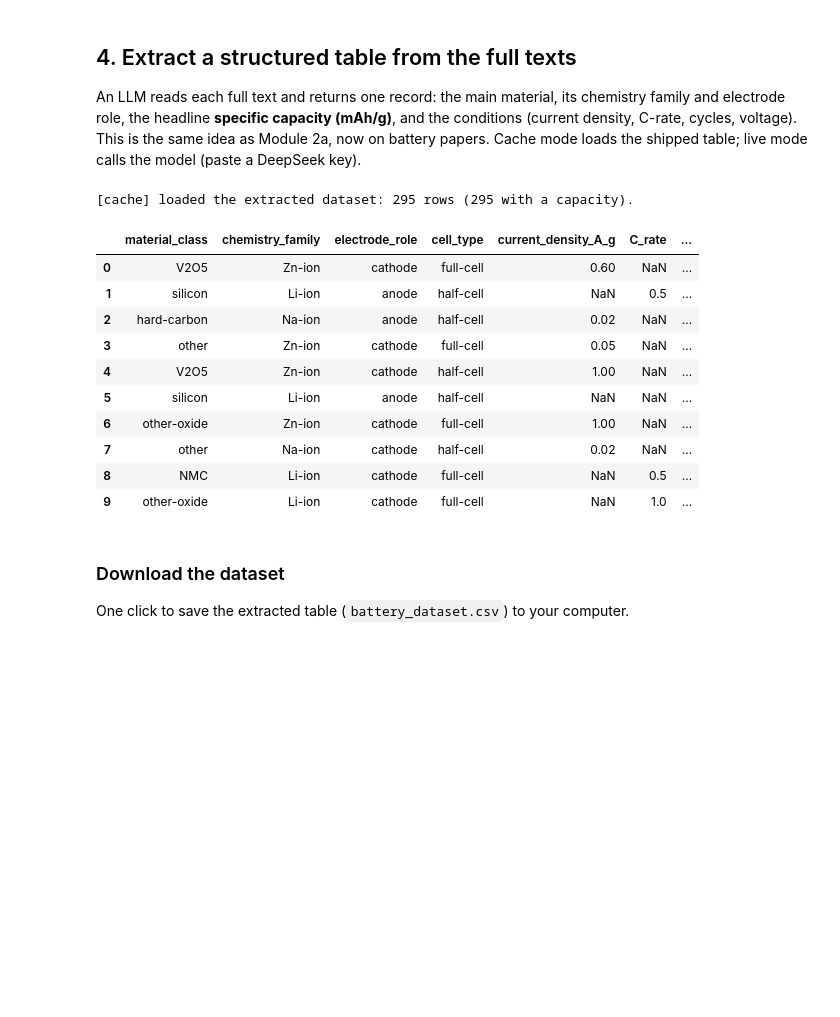
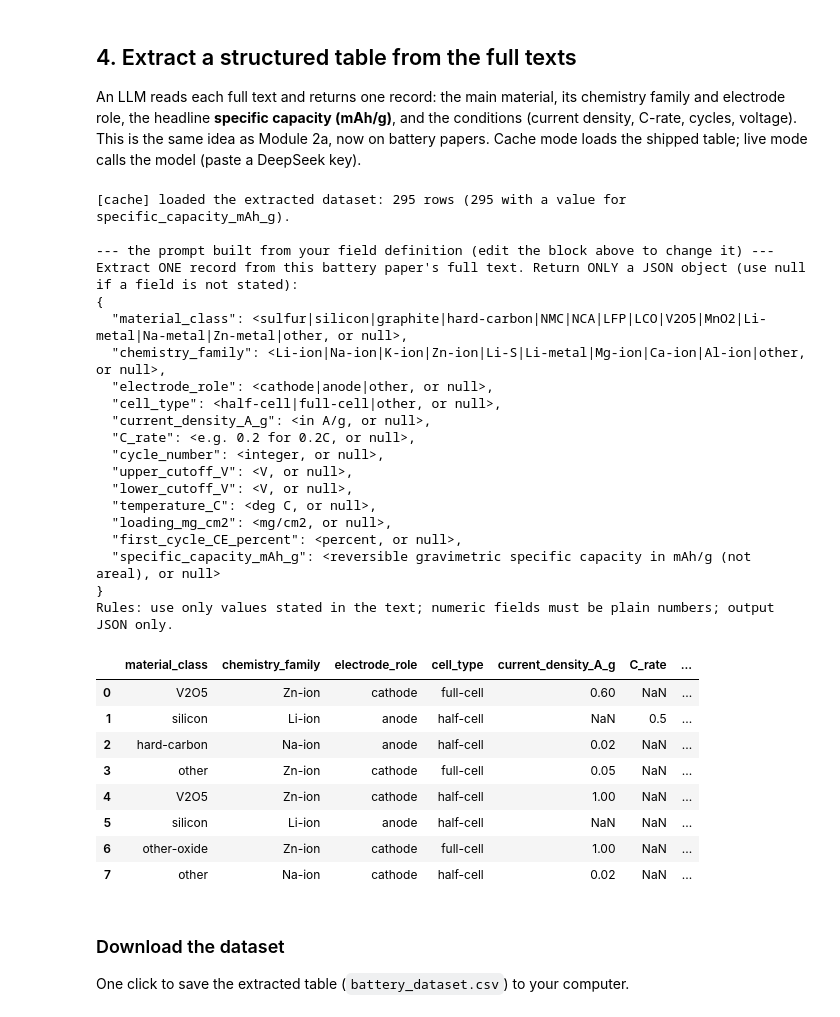
Before and after one commit to ruiding-uchicago/NRT_Training_Materials, a Jupyter notebook: module_2c_literature_to_dataset/Module2c_Literature_to_Dataset.ipynb, the cells around one changed output. Saved outputs shown, nothing was run; the diff lists cells and outputs as text; code cells hidden in the pictures; blank space fills up the shorter version.

```diff
--- a/module_2c_literature_to_dataset/Module2c_Literature_to_Dataset.ipynb
+++ b/module_2c_literature_to_dataset/Module2c_Literature_to_Dataset.ipynb
@@ -210,55 +211,88 @@ An LLM reads each full text and returns one record: the main material, its chemi
 import pandas as pd, os, json
 DEEPSEEK_KEY = ""   # LIVE only: paste sk-... (DeepSeek). Cache mode needs no key.
 
-PROMPT = """Extract ONE record from this battery paper's full text: its MAIN electrode material and the headline reversible specific capacity. Return ONLY JSON (null if not stated):
-{"material_class":"<sulfur|silicon|graphite|hard-carbon|soft-carbon|NMC|NCA|LFP|LCO|LMO|spinel|V2O5|MnO2|MoS2|Prussian-blue|Li-metal|Na-metal|Zn-metal|other-oxide|other>",
- "chemistry_family":"<Li-ion|Na-ion|K-ion|Zn-ion|Li-S|Li-metal|Mg-ion|Ca-ion|Al-ion|Li-O2|other>",
- "electrode_role":"<cathode|anode|other>","cell_type":"<half-cell|full-cell|other>",
- "specific_capacity_mAh_g":<number>,"current_density_A_g":<number or null>,"C_rate":<number or null>,
- "cycle_number":<int or null>,"upper_cutoff_V":<number or null>,"lower_cutoff_V":<number or null>,
- "temperature_C":<number or null>,"loading_mg_cm2":<number or null>,"first_cycle_CE_percent":<number or null>}
-Rules: only values stated in the text; capacity must be gravimetric mAh/g (not areal); output JSON only."""
+# ============================  EDIT HERE (2 of 2): what to extract & model  ============================
+# One definition drives BOTH the extraction prompt AND the model, so they can never fall out of sync.
+DOMAIN      = "battery"                       # the kind of paper (used in the prompt)
+TARGET      = "specific_capacity_mAh_g"       # the ONE numeric column to predict (goes LAST in the table)
+CATEGORICAL = ["material_class", "chemistry_family", "electrode_role", "cell_type"]  # -> one-hot in the model
+NUMERIC     = ["current_density_A_g", "C_rate", "cycle_number", "upper_cutoff_V",    # -> used as numbers
+               "lower_cutoff_V", "temperature_C", "loading_mg_cm2", "first_cycle_CE_percent"]
+HINTS = {   # a short hint per field to guide the LLM (allowed values / units)
+    "material_class":   "sulfur|silicon|graphite|hard-carbon|NMC|NCA|LFP|LCO|V2O5|MnO2|Li-metal|Na-metal|Zn-metal|other",
+    "chemistry_family": "Li-ion|Na-ion|K-ion|Zn-ion|Li-S|Li-metal|Mg-ion|Ca-ion|Al-ion|other",
+    "electrode_role":   "cathode|anode|other",
+    "cell_type":        "half-cell|full-cell|other",
+    "specific_capacity_mAh_g": "reversible gravimetric specific capacity in mAh/g (not areal)",
+    "current_density_A_g": "in A/g", "C_rate": "e.g. 0.2 for 0.2C", "cycle_number": "integer",
+    "upper_cutoff_V": "V", "lower_cutoff_V": "V", "temperature_C": "deg C",
+    "loading_mg_cm2": "mg/cm2", "first_cycle_CE_percent": "percent",
+}
+CLASS_THRESHOLD = 500   # classification: TARGET above this = "high", else "conventional"
+# =======================================================================================================
 
-# target (specific_capacity_mAh_g) is LAST, so the CSV drops straight into Module 1d
-COLS = ["material_class","chemistry_family","electrode_role","cell_type",
-        "current_density_A_g","C_rate","cycle_number","upper_cutoff_V","lower_cutoff_V",
-        "temperature_C","loading_mg_cm2","first_cycle_CE_percent","specific_capacity_mAh_g"]
+COLS = CATEGORICAL + NUMERIC + [TARGET]        # target LAST -> the CSV drops straight into Module 1d
+def build_prompt():
+    fields = ",\n".join(f'  "{f}": <{HINTS.get(f, "value")}, or null>' for f in COLS)
+    return (f"Extract ONE record from this {DOMAIN} paper's full text. Return ONLY a JSON object "
+            f"(use null if a field is not stated):\n{{\n{fields}\n}}\n"
+            f"Rules: use only values stated in the text; numeric fields must be plain numbers; output JSON only.")
+PROMPT = build_prompt()
 
 if USE_CACHE and os.path.exists("cache/battery_dataset.csv"):
     data = pd.read_csv("cache/battery_dataset.csv")
     print(f"[cache] loaded the extracted dataset: {len(data)} rows "
-          f"({data['specific_capacity_mAh_g'].notna().sum()} with a capacity).")
+          f"({data[TARGET].notna().sum()} with a value for {TARGET}).")
 else:
     from concurrent.futures import ThreadPoolExecutor
     def extract_one(p):
-        body={"model":"deepseek-v4-flash","temperature":0,"thinking":{"type":"disabled"},"max_tokens":600,
+        body={"model":"deepseek-v4-flash","temperature":0,"thinking":{"type":"disabled"},"max_tokens":700,
               "response_format":{"type":"json_object"},
               "messages":[{"role":"user","content":PROMPT+"\n\nPAPER:\n"+p["text"][:45000]}]}
         try:
             r=requests.post("https://api.deepseek.com/chat/completions",
                 headers={"Authorization":f"Bearer {DEEPSEEK_KEY}","Content-Type":"application/json"},
                 data=json.dumps(body),timeout=120)
             return json.loads(r.json()["choices"][0]["message"]["content"])
         except Exception: return {}
     with ThreadPoolExecutor(max_workers=8) as ex:
         rows=list(ex.map(extract_one, texts))
     data=pd.DataFrame(rows).reindex(columns=COLS)
-    print(f"extracted {len(data)} rows ({data['specific_capacity_mAh_g'].notna().sum()} with a capacity).")
+    print(f"extracted {len(data)} rows ({data[TARGET].notna().sum()} with a value for {TARGET}).")
 
-data.head(10)
+print("\n--- the prompt built from your field definition (edit the block above to change it) ---")
+print(PROMPT)
+data.head(8)
 # %% [output]
-[cache] loaded the extracted dataset: 295 rows (295 with a capacity).
+[cache] loaded the extracted dataset: 295 rows (295 with a value for specific_capacity_mAh_g).
+
+--- the prompt built from your field definition (edit the block above to change it) ---
+Extract ONE record from this battery paper's full text. Return ONLY a JSON object (use null if a field is not stated):
+{
+  "material_class": <sulfur|silicon|graphite|hard-carbon|NMC|NCA|LFP|LCO|V2O5|MnO2|Li-metal|Na-metal|Zn-metal|other, or null>,
+  "chemistry_family": <Li-ion|Na-ion|K-ion|Zn-ion|Li-S|Li-metal|Mg-ion|Ca-ion|Al-ion|other, or null>,
+  "electrode_role": <cathode|anode|other, or null>,
+  "cell_type": <half-cell|full-cell|other, or null>,
+  "current_density_A_g": <in A/g, or null>,
+  "C_rate": <e.g. 0.2 for 0.2C, or null>,
+  "cycle_number": <integer, or null>,
+  "upper_cutoff_V": <V, or null>,
+  "lower_cutoff_V": <V, or null>,
+  "temperature_C": <deg C, or null>,
+  "loading_mg_cm2": <mg/cm2, or null>,
+  "first_cycle_CE_percent": <percent, or null>,
+  "specific_capacity_mAh_g": <reversible gravimetric specific capacity in mAh/g (not areal), or null>
+}
+Rules: use only values stated in the text; numeric fields must be plain numbers; output JSON only.
 |  | material_class | chemistry_family | electrode_role | cell_type | current_density_A_g | C_rate | ... |
 | 0 | V2O5 | Zn-ion | cathode | full-cell | 0.60 | NaN | ... |
 | 1 | silicon | Li-ion | anode | half-cell | NaN | 0.5 | ... |
 | 2 | hard-carbon | Na-ion | anode | half-cell | 0.02 | NaN | ... |
 | 3 | other | Zn-ion | cathode | full-cell | 0.05 | NaN | ... |
 | 4 | V2O5 | Zn-ion | cathode | half-cell | 1.00 | NaN | ... |
 | 5 | silicon | Li-ion | anode | half-cell | NaN | NaN | ... |
 | 6 | other-oxide | Zn-ion | cathode | full-cell | 1.00 | NaN | ... |
 | 7 | other | Na-ion | cathode | half-cell | 0.02 | NaN | ... |
-| 8 | NMC | Li-ion | cathode | full-cell | NaN | 0.5 | ... |
-| 9 | other-oxide | Li-ion | cathode | full-cell | NaN | 1.0 | ... |
 # %% [markdown]
 ### Download the dataset
 
```
Also changed, not shown: parts of 2 cells of this notebook, 1 other file.
